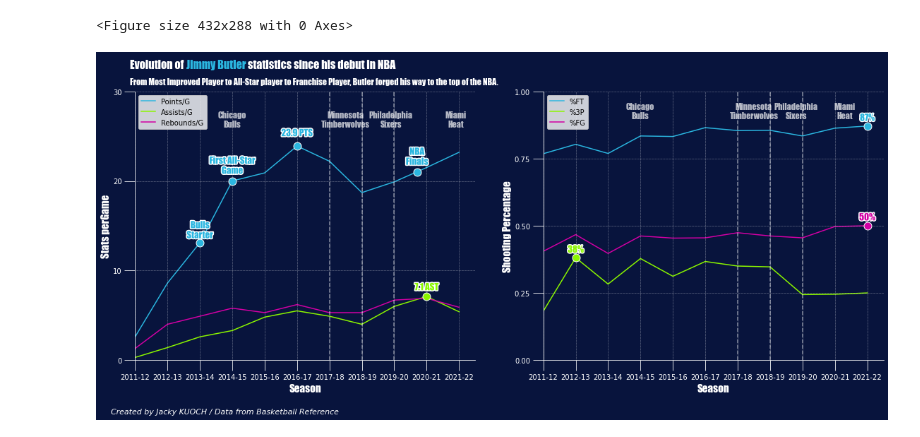
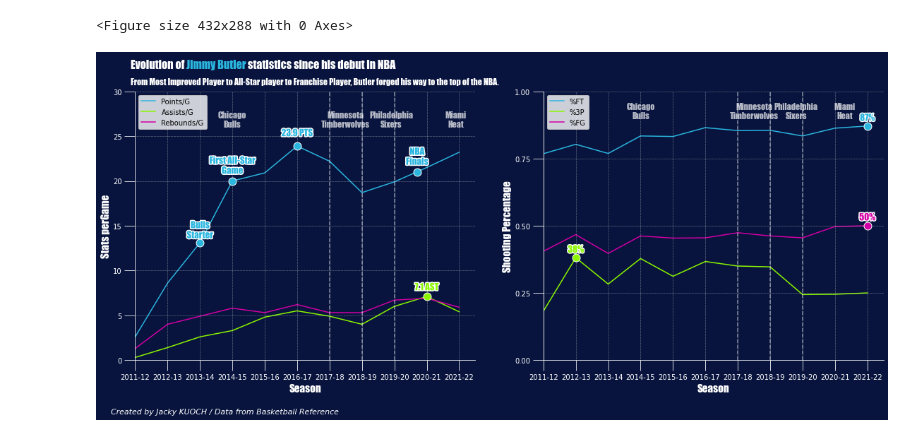
Before and after one commit to JackyKch/JimmyButler, a Jupyter notebook: coding/career_stats.ipynb, the cells around one changed output. Drawn from its saved outputs; the diff is of its cells as text; code cells hidden in the pictures.

```diff
--- a/coding/career_stats.ipynb
+++ b/coding/career_stats.ipynb
@@ -253,7 +253,7 @@ axs[1].plot(df['Season'], df['FG%'], zorder=0, color="#D200A4", label = "%FG")
 
 # Set the ticks and xlim
 plt.sca(axs[0])
-plt.yticks([0,10,20,30])
+plt.yticks([0,5,10,15,20,25,30])
 plt.xlim(xmin='2011-12')
 
 plt.sca(axs[1])
@@ -329,31 +329,31 @@ starter.set_path_effects([path_effects.withStroke(linewidth=3, foreground="w")])
 
 ## NBA Finals
 axs[0].scatter(x=8.7,y=21, s=120, color="#2bb6e0", edgecolors="w", lw=1, zorder=3 )
 finals = axs[0].text(x=8.7, y=21.8, s="NBA\nFinals", fontsize=13, ha="center", color="#2bb6e0", **hfont)
 finals.set_path_effects([path_effects.withStroke(linewidth=3, foreground="w")])
 
 ## Highest FT Percentage
 axs[1].scatter(x='2021-22',y=0.87, s=120, color="#2bb6e0", edgecolors="w", lw=1, zorder=3 )
 ftmax = axs[1].text(x='2021-22', y=0.89, s="87%", fontsize=13, ha="center", color="#2bb6e0", **hfont)
 ftmax.set_path_effects([path_effects.withStroke(linewidth=3, foreground="w")])
 
 ## Highest FGPercentage
 axs[1].scatter(x='2021-22',y=0.5, s=120, color="#D200A4", edgecolors="w", lw=1, zorder=3 )
 fgmax = axs[1].text(x='2021-22', y=0.52, s="50%", fontsize=13, ha="center", color="#D200A4", **hfont)
 fgmax.set_path_effects([path_effects.withStroke(linewidth=3, foreground="w")])
 
 ## Highest 3PTPercentage
 axs[1].scatter(x='2012-13',y=0.381, s=120, color="#8BF600", edgecolors="w", lw=1, zorder=3 )
 fgmax = axs[1].text(x='2012-13', y=0.4, s="38%", fontsize=13, ha="center", color="#8BF600", **hfont)
 fgmax.set_path_effects([path_effects.withStroke(linewidth=3, foreground="w")])
 
 
 #Add legend
 axs[0].legend(loc='upper left')
 axs[1].legend(loc='upper left')
 
 #fig.tight_layout()
 plt.savefig("../assets/butler_career_stats.jpg", dpi=1200, bbox_inches='tight')
 plt.show()
 # %% [output]
-[figure, old version]
+[figure, new version]
```
Also changed, not shown: 1 other file.
